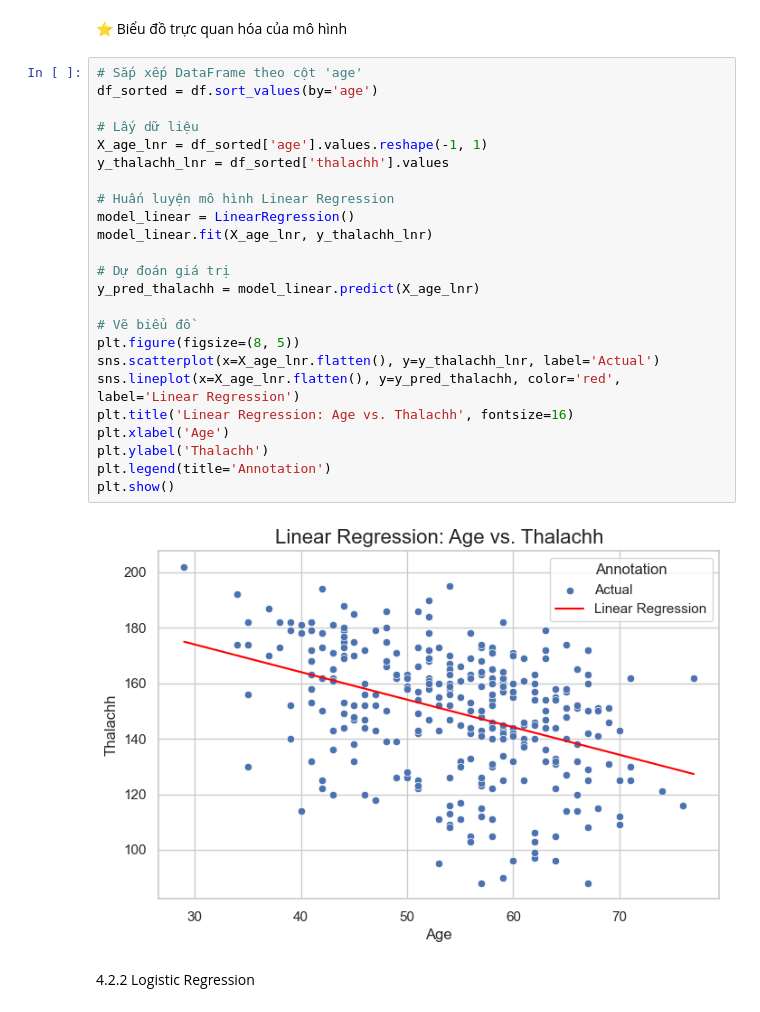
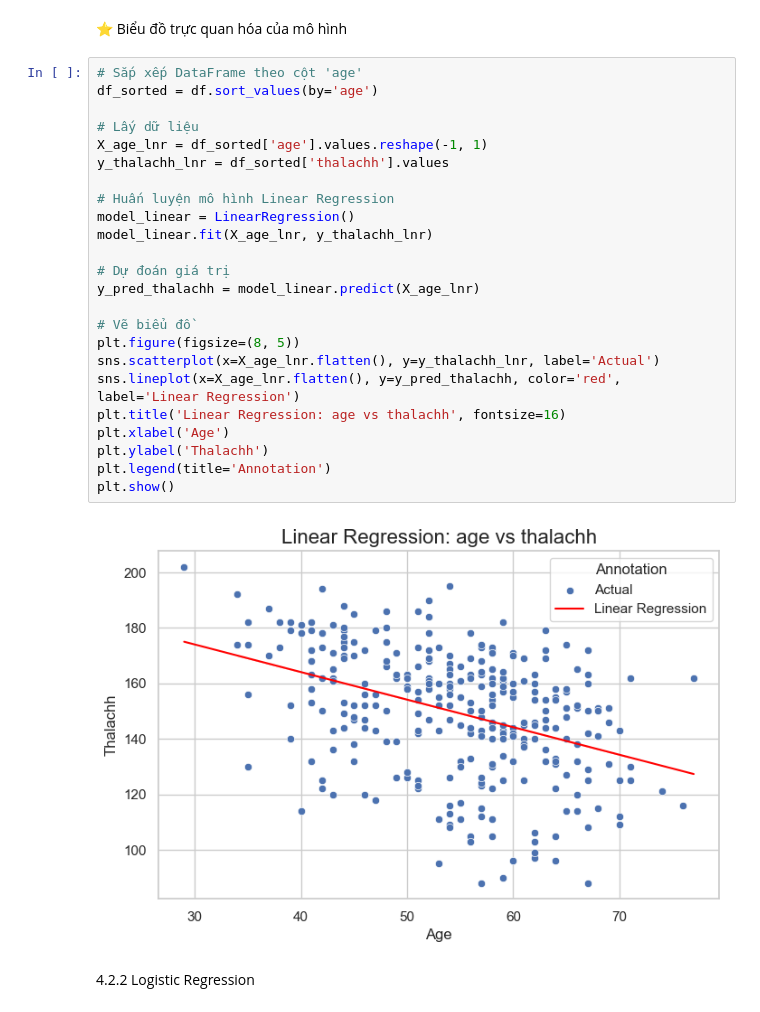
Before and after one commit to minhkhanh-coder/machine-learning-1, a Jupyter notebook: supervised_learning/supervised_learning.ipynb, the cells around one changed output. Cells and saved outputs as stored; diff of their text form.

```diff
--- a/supervised_learning/supervised_learning.ipynb
+++ b/supervised_learning/supervised_learning.ipynb
@@ -564,29 +564,29 @@ Thời gian xử lý mô hình: 0.0 giây
 # %%
 # Sắp xếp DataFrame theo cột 'age'
 df_sorted = df.sort_values(by='age')
 
 # Lấy dữ liệu
 X_age_lnr = df_sorted['age'].values.reshape(-1, 1)
 y_thalachh_lnr = df_sorted['thalachh'].values
 
 # Huấn luyện mô hình Linear Regression
 model_linear = LinearRegression()
 model_linear.fit(X_age_lnr, y_thalachh_lnr)
 
 # Dự đoán giá trị
 y_pred_thalachh = model_linear.predict(X_age_lnr)
 
 # Vẽ biểu đồ
 plt.figure(figsize=(8, 5))
 sns.scatterplot(x=X_age_lnr.flatten(), y=y_thalachh_lnr, label='Actual')
 sns.lineplot(x=X_age_lnr.flatten(), y=y_pred_thalachh, color='red', label='Linear Regression')
-plt.title('Linear Regression: Age vs. Thalachh', fontsize=16)
+plt.title('Linear Regression: age vs thalachh', fontsize=16)
 plt.xlabel('Age')
 plt.ylabel('Thalachh')
 plt.legend(title='Annotation')
 plt.show()
 # %% [output]
-[figure, old version]
+[figure, new version]
 # %% [markdown]
 4.2.2 Logistic Regression
 # %% [markdown]
```
Also changed, not shown: parts of 6 cells of this notebook.
